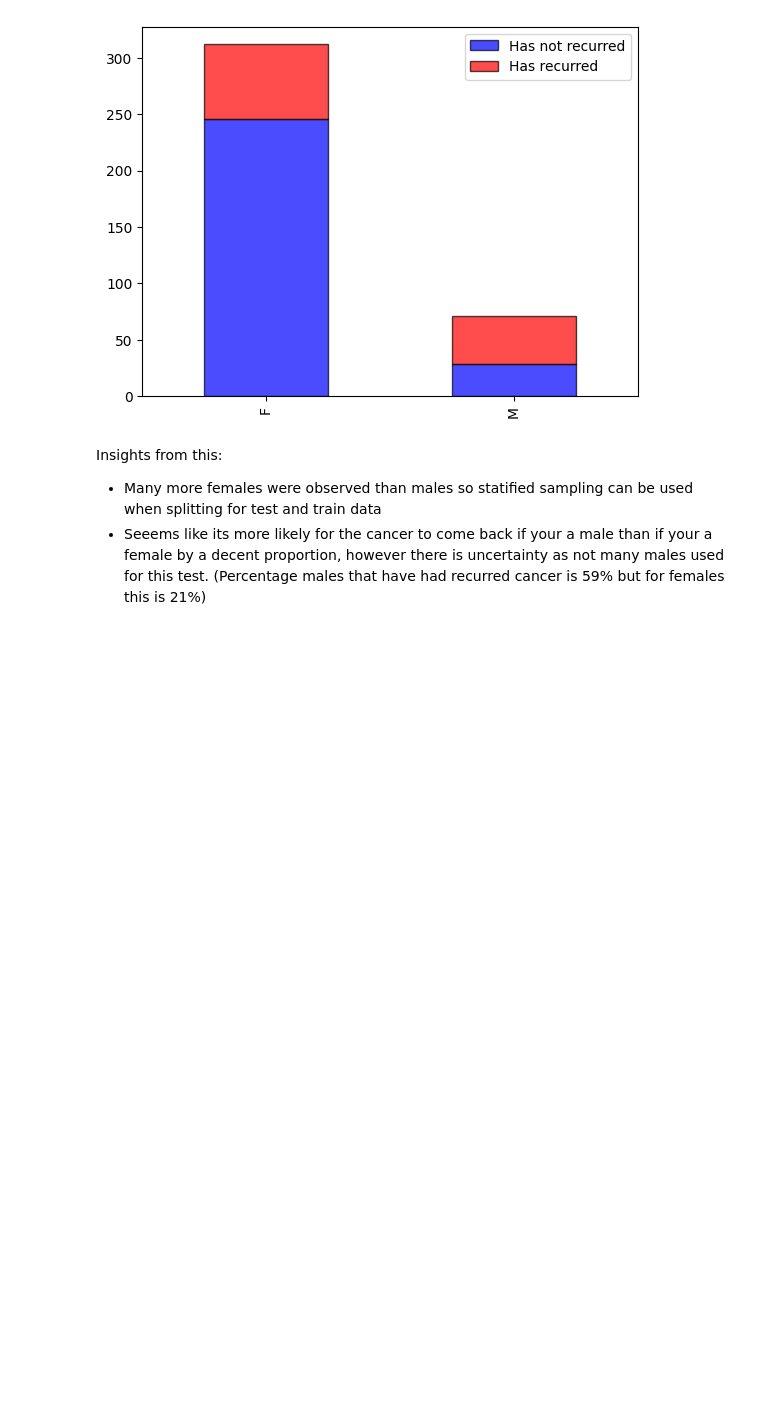
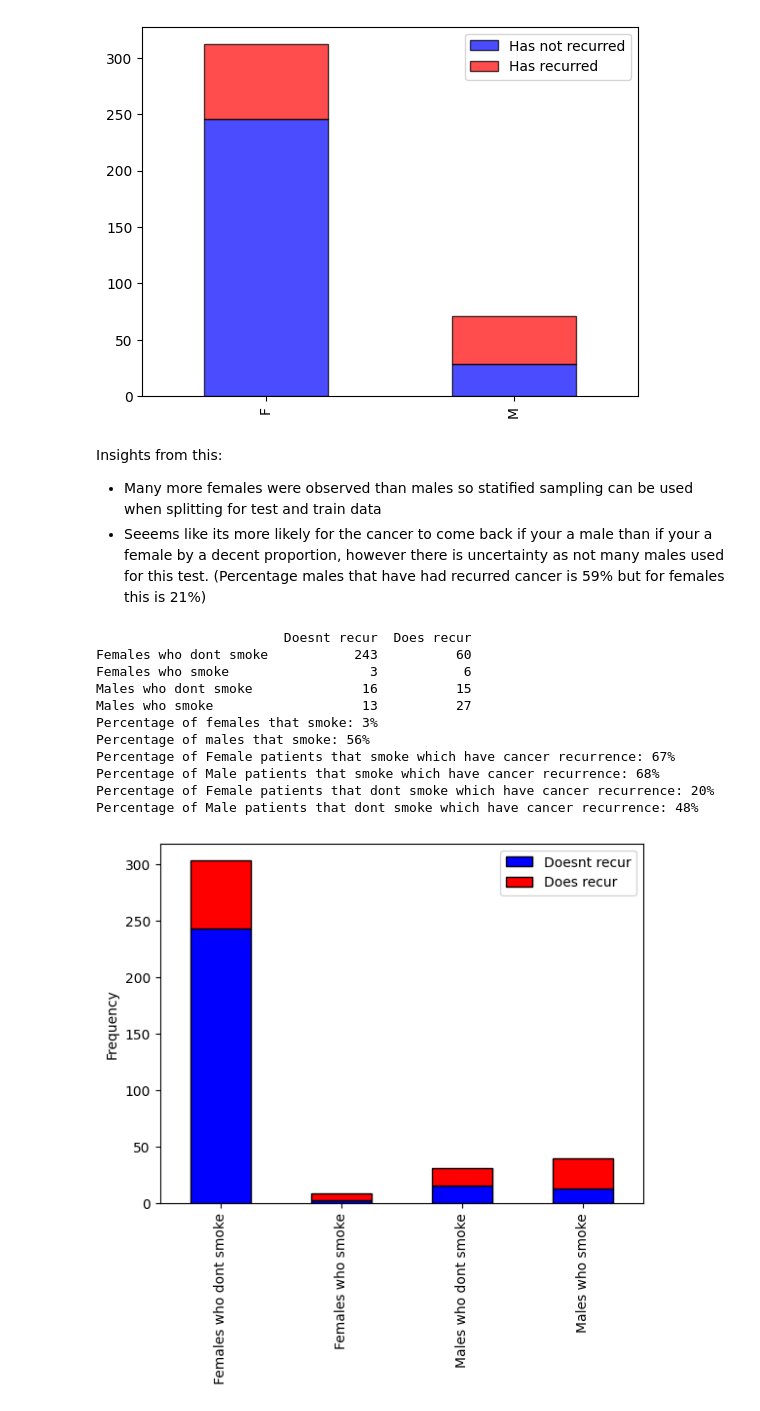
Before and after one commit to AntuFTW/Thyroid-Cancer-Reccurence-Prediction, a Jupyter notebook: data_vis.ipynb, the cells around one changed output. Drawn from its saved outputs; the diff is of its cells as text; code cells hidden in the pictures; blank space fills up the shorter version.

```diff
--- a/data_vis.ipynb
+++ b/data_vis.ipynb
@@ -146,3 +132,59 @@ M      No          0.408451
 Insights from this:
 - Many more females were observed than males so statified sampling can be used when splitting for test and train data
 - Seeems like its more likely for the cancer to come back if your a male than if your a female by a decent proportion, however there is uncertainty as not many males used for this test. (Percentage males that have had recurred cancer is 59% but for females this is 21%)
+# %%
+#Mabye check why males have a larger percentage change of cancer recurring. Check smoking, smokeing hist, radio therapy
+def smoke_hist():
+    smoke_rec_df = df[["Gender", "Smoking", "Recurred"]]
+    #smoke_rec_df_F = df[["Gender", "Smoking", "Recurred"]][df["Gender"]=='F']
+    # Sort = False so its in alphabetical order.( No first then Yes)
+    key = []
+    val = []
+    for gender in df["Gender"].unique():
+        for smoke in df["Smoking"].unique():
+            val_to_append = smoke_rec_df.loc[(smoke_rec_df['Gender'] == gender) & (smoke_rec_df['Smoking'] == smoke)].value_counts(sort=False)
+            key.append(gender +', '+ smoke)
+            val.append(np.array(val_to_append[:]))
+
+    dict_for_hist = pd.DataFrame(dict(zip(key, val)), index = ['Doesnt recur', 'Does recur'])
+    dict_for_hist = dict_for_hist.rename(columns={'F, No':'Females who dont smoke',
+                        'F, Yes':'Females who smoke',
+                        'M, No':'Males who dont smoke',
+                        'M, Yes':'Males who smoke'})
+    #for key, value in dict_for_hist.items():
+    #dict_for_hist.plot(kind = 'bar', ylabel = 'Frequency', color = ['blue','red','purple', 'yellow'], edgecolor='black')
+    dict_for_hist.T.plot(kind = 'bar', ylabel = 'Frequency', stacked=True, color = ['blue','red'], edgecolor='black')
+    print(dict_for_hist.T)
+
+def percentage_smoking_print_statments():
+    # Percentage of Females and Males that smoke
+    percentage_female_smoke = df.loc[(df['Gender']=='F') & (df['Smoking'] == 'Yes')].shape[0]/df.loc[(df['Gender']=='F')].shape[0]
+    percentage_male_smoke = df.loc[(df['Gender']=='M') & (df['Smoking'] == 'Yes')].shape[0]/df.loc[(df['Gender']=='M')].shape[0]
+    print(f'Percentage of females that smoke: {round(percentage_female_smoke * 100)}%')
+    print(f'Percentage of males that smoke: {round(percentage_male_smoke * 100)}%')
+    # Percentage of Femalees and Males that smoke which have cancer recurrence
+    percentage_female_smoke_recur = df.loc[(df['Gender']=='F') & (df['Smoking'] == 'Yes') & (df['Recurred']=='Yes')].shape[0]/df.loc[(df['Gender']=='F') & (df['Smoking'] == 'Yes')].shape[0]
+    percentage_male_smoke_recur = df.loc[(df['Gender']=='M') & (df['Smoking'] == 'Yes') & (df['Recurred']=='Yes')].shape[0]/df.loc[(df['Gender']=='M') & (df['Smoking'] == 'Yes')].shape[0]
+    print(f'Percentage of Female patients that smoke which have cancer recurrence: {round(percentage_female_smoke_recur * 100)}%')
+    print(f'Percentage of Male patients that smoke which have cancer recurrence: {round(percentage_male_smoke_recur * 100)}%')
+    # Percentage of Female and Males that dont smoke which have cancer recurrence
+    percentage_female_nosmoke_recur = df.loc[(df['Gender']=='F') & (df['Smoking'] == 'No') & (df['Recurred']=='Yes')].shape[0]/df.loc[(df['Gender']=='F') & (df['Smoking'] == 'No')].shape[0]
+    percentage_male_nosmoke_recur = df.loc[(df['Gender']=='M') & (df['Smoking'] == 'No') & (df['Recurred']=='Yes')].shape[0]/df.loc[(df['Gender']=='M') & (df['Smoking'] == 'No')].shape[0]
+    print(f'Percentage of Female patients that dont smoke which have cancer recurrence: {round(percentage_female_nosmoke_recur * 100)}%')
+    print(f'Percentage of Male patients that dont smoke which have cancer recurrence: {round(percentage_male_nosmoke_recur * 100)}%')
+
+smoke_hist()
+percentage_smoking_print_statments()
+# %% [output]
+                        Doesnt recur  Does recur
+Females who dont smoke           243          60
+Females who smoke                  3           6
+Males who dont smoke              16          15
+Males who smoke                   13          27
+Percentage of females that smoke: 3%
+Percentage of males that smoke: 56%
+Percentage of Female patients that smoke which have cancer recurrence: 67%
+Percentage of Male patients that smoke which have cancer recurrence: 68%
+Percentage of Female patients that dont smoke which have cancer recurrence: 20%
+Percentage of Male patients that dont smoke which have cancer recurrence: 48%
+[figure, added]
```
Also changed, not shown: parts of 7 cells of this notebook.
